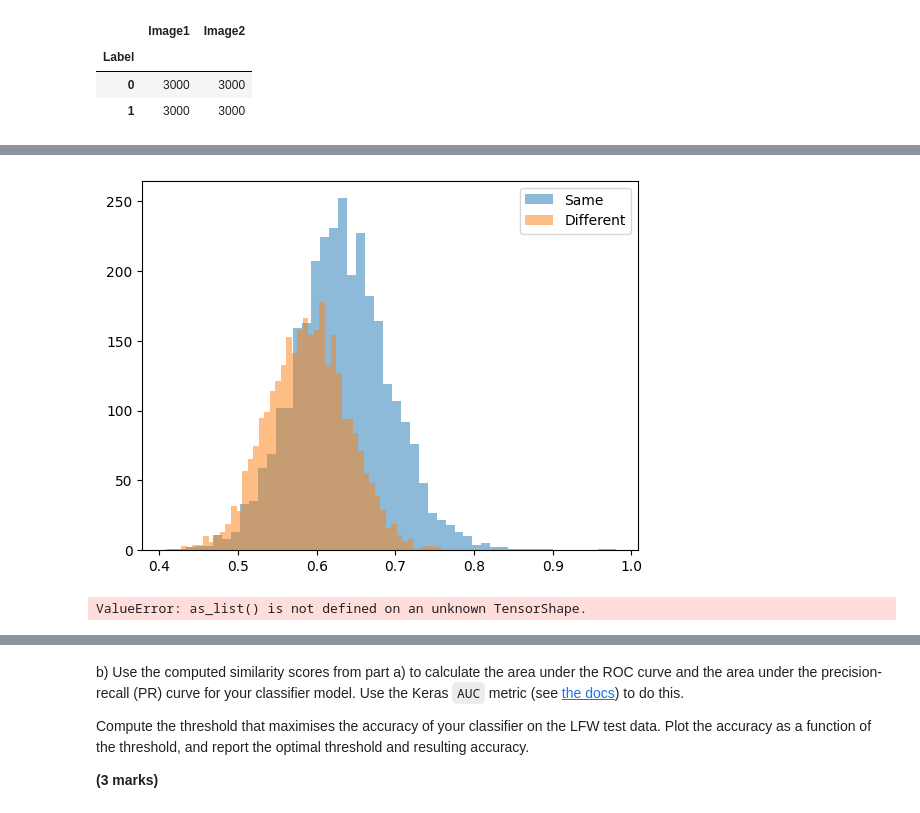
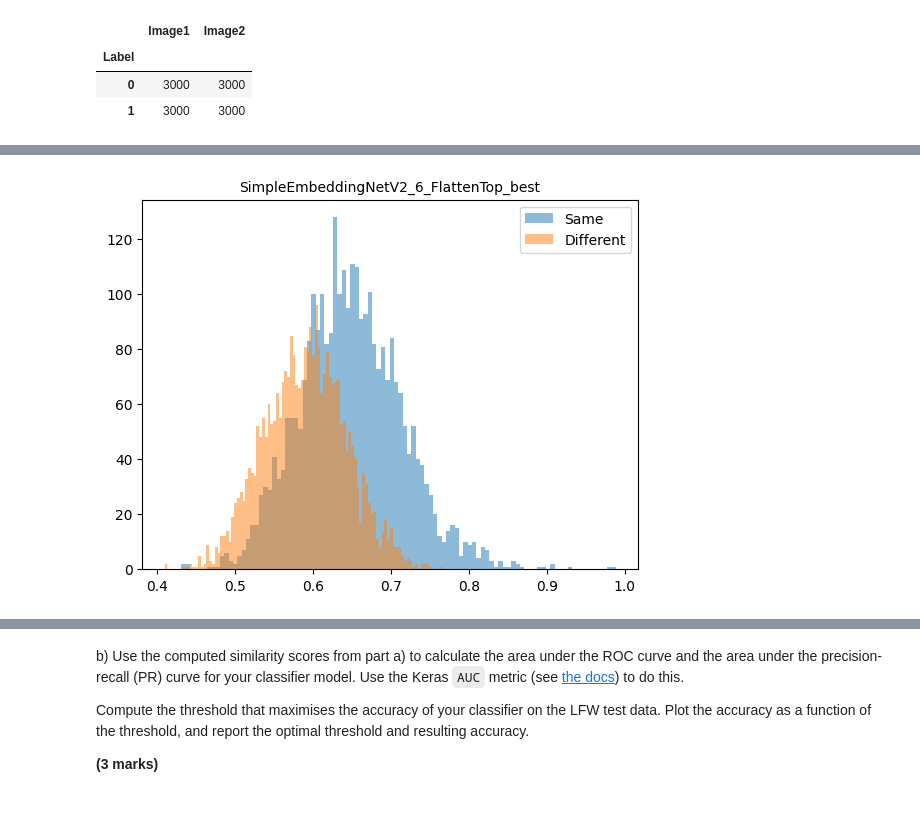
Before and after one commit to ariana-ch/cw1, a Jupyter notebook: CW1/assessment_backup.ipynb, the cells around one changed output, grey strips where cells are left out. Drawn from its saved outputs; the diff is of its cells as text; code cells hidden in the pictures.

```diff
--- a/CW1/assessment_backup.ipynb
+++ b/CW1/assessment_backup.ipynb
@@ -2374,25 +2428,28 @@ As such, we opted for the very computationally inefficient approach of dealing w
 # %%
-def get_lfw_cosinde_similarities(model: keras.Model, dataloader: torch.utils.data.dataloader.DataLoader) -> pd.DataFrame:
+def get_lfiw_cosine_similarities(model: keras.Model, dataloader: torch.utils.data.dataloader.DataLoader=None,
+                                 batch: tuple=None) -> pd.DataFrame:
     '''
     Function to get the cosine similarities for the LFW dataset
 
     :param model: The model to use for the embeddings
-    :param data: The dataloader for the LFW dataset. This should contain 6000 batches.
-    Each batch will have shape (2, 5, 112, 112, 3) if five_crop is True or ( 2, 112, 112, 3) if five_crop is False
+    :param data: The dataloader for the LFW dataset. This should have (batch, 2, 112, 112, 3) shape
+    :param batch: Instead of passing the dataloader which means reloading all images from disk, can also pass the batch with 6000 image pairs and the labels.
     '''
     res = []
-    if next(iter(dataloader))[1].shape == (2, 5, 112, 112, 3):
-        for i, (label, images) in enumerate(dataloader):
-            embedding1 = model.predict(images[0, ...]).mean(axis=0)
-            embedding2 = model.predict(images[1, ...]).mean(axis=0)
-            similarity = scaled_cosine_similarity(embedding1, embedding2)
-            res.append((i, keras.ops.convert_to_numpy(label), similarity))
-    else:
-        for i, (label, images) in enumerate(dataloader):
-            embedding1 = model.predict(images[0, ...].unsqueeze(0), verbose=False).mean(axis=0)
-            embedding2 = model.predict(images[1, ...].unsqueeze(0)).mean(axis=0)
-            similarity = scaled_cosine_similarity(embedding1, embedding2)
-            res.append((i, keras.ops.convert_to_numpy(label), similarity))
-    return pd.DataFrame(data=res, columns=['id', 'label', 'cosine_similarity'])
+    data = [batch] if batch else dataloader
+    for (labels, images) in iter(data):
+        shape = images.shape[0:2]
+        images = images.flatten().reshape(shape[0] * shape[1], 112, 112, 3)
+        embedding = model.predict(images)
+        embedding = embedding.reshape(shape[0], shape[1], 128)
+        similarities = scaled_cosine_similarity(embedding[:, 0, :], embedding[:, 1, :])
+        res.extend(list(zip(*[labels.squeeze().numpy(), similarities.numpy()])))
+    df = pd.DataFrame(data=res, columns = ['label', 'cos_similarity'])
+    return df
 # %%
-df = get_lfw_cosinde_similarities(model=model, dataloader=lfw_dl_5crop)
+def plot_lfiw_cosine_similarities(df, model_name):
+    plt.hist(df[df.label==1].cos_similarity, label='Same', alpha=0.5, bins=100)
+    plt.hist(df[df.label==0].cos_similarity, label='Different', alpha=0.5, bins=100)
+    plt.legend()
+    plt.title(model_name, fontdict=dict(size=10))
+    plt.show()
@@ -2536,26 +2455,0 @@ plt.show()
-# %%
-plt.hist(res[res.labels==1].cos_similarities, label='Same', alpha=0.5, bins=50)
-plt.hist(res[res.labels==0].cos_similarities, label='Different', alpha=0.5, bins=50)
-plt.legend()
-plt.show()
-# %% [output]
-[figure, removed]
-# %%
-
-# --- Compute Embeddings and Similarity Scores ---
-similarity_positive = []  # scores for pairs of the same person
-similarity_negative = []  # scores for pairs of different persons
-i = 0
-for batch in lfiw_dl:
-    label, imgs = batch
-    embeddings = model.predict(imgs)
-    similarity = scaled_cosine_similarity(embeddings[0], embeddings[1])
-    if label == 1:
-        print(label)
-        similarity_positive.append(similarity)
-    else:
-        similarity_negative.append(similarity)
-
-# print(imgs)
-# %% [output]
-ValueError: as_list() is not defined on an unknown TensorShape.
@@ -2622,0 +2456,7 @@ print(f'Classifier accuracy with threshold {threshold}: {accuracy:.2%}')
+# %%
+name, model = get_simple_embeddingV2_6_flat_top()
+model.load_weights('models_backup/SimpleEmbeddingNetV2_6_FlattenTop.weights.h5')
+batch = next(iter(lfiw_dl))
+df = get_lfiw_cosine_similarities(model=model, dataloader=None, batch=batch)
+plot_lfiw_cosine_similarities(df, name)
+# %% [output]
@@ -2622,0 +2464 @@ print(f'Classifier accuracy with threshold {threshold}: {accuracy:.2%}')
+[figure, added]
```
Also changed, not shown: parts of 41 cells of this notebook, 1 other file.
